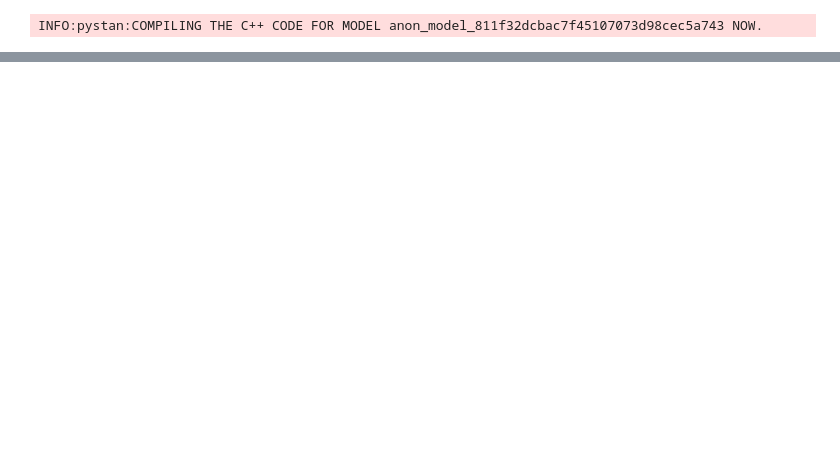
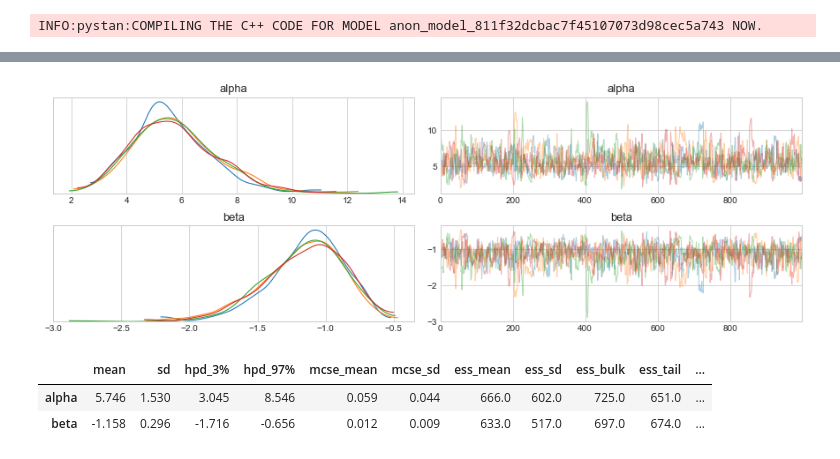
Before and after one commit to jhrcook/stan-user-guide-notes, a Jupyter notebook: notebooks/p1_example-models/ch01_regression-models.ipynb, the cells around one changed output, grey strips where cells are left out. Cells and saved outputs as stored; diff of their text form; code cells hidden in the pictures; blank space fills up the shorter version.

```diff
--- a/notebooks/p1_example-models/ch01_regression-models.ipynb
+++ b/notebooks/p1_example-models/ch01_regression-models.ipynb
@@ -111,0 +239,6 @@ array([[<matplotlib.axes._subplots.AxesSubplot object at 0x...>,
+# %%
+logreg_data = {
+    'N': N,
+    'x': x,
+    'y': y
+}
@@ -111,0 +251,14 @@ array([[<matplotlib.axes._subplots.AxesSubplot object at 0x...>,
+# %%
+m_logreg_fit = m_logreg.sampling(data=logreg_data, iter=2000, chains=4)
+# %%
+az_logreg_fit = az.from_pystan(m_logreg_fit, posterior_model=m_logreg)
+az.plot_trace(az_logreg_fit)
+plt.show()
+# %% [output]
+[figure, added]
+# %%
+az.summary(az_logreg_fit)
+# %% [output]
+|  | mean | sd | hpd_3% | hpd_97% | mcse_mean | mcse_sd | ess_mean | ess_sd | ess_bulk | ess_tail | ... |
+| alpha | 5.746 | 1.530 | 3.045 | 8.546 | 0.059 | 0.044 | 666.0 | 602.0 | 725.0 | 651.0 | ... |
+| beta | -1.158 | 0.296 | -1.716 | -0.656 | 0.012 | 0.009 | 633.0 | 517.0 | 697.0 | 674.0 | ... |
```
Also changed, not shown: parts of 23 cells of this notebook, 9 other files.
